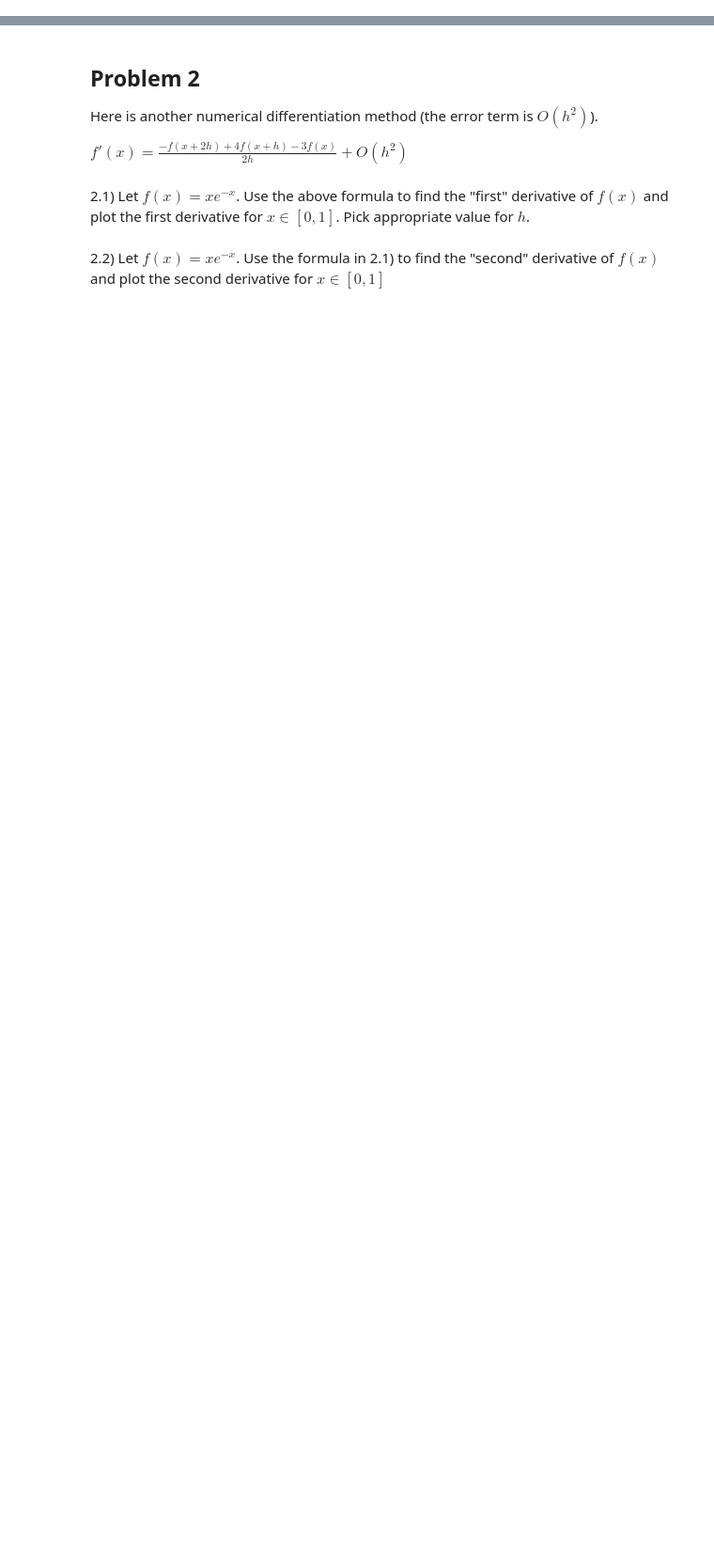
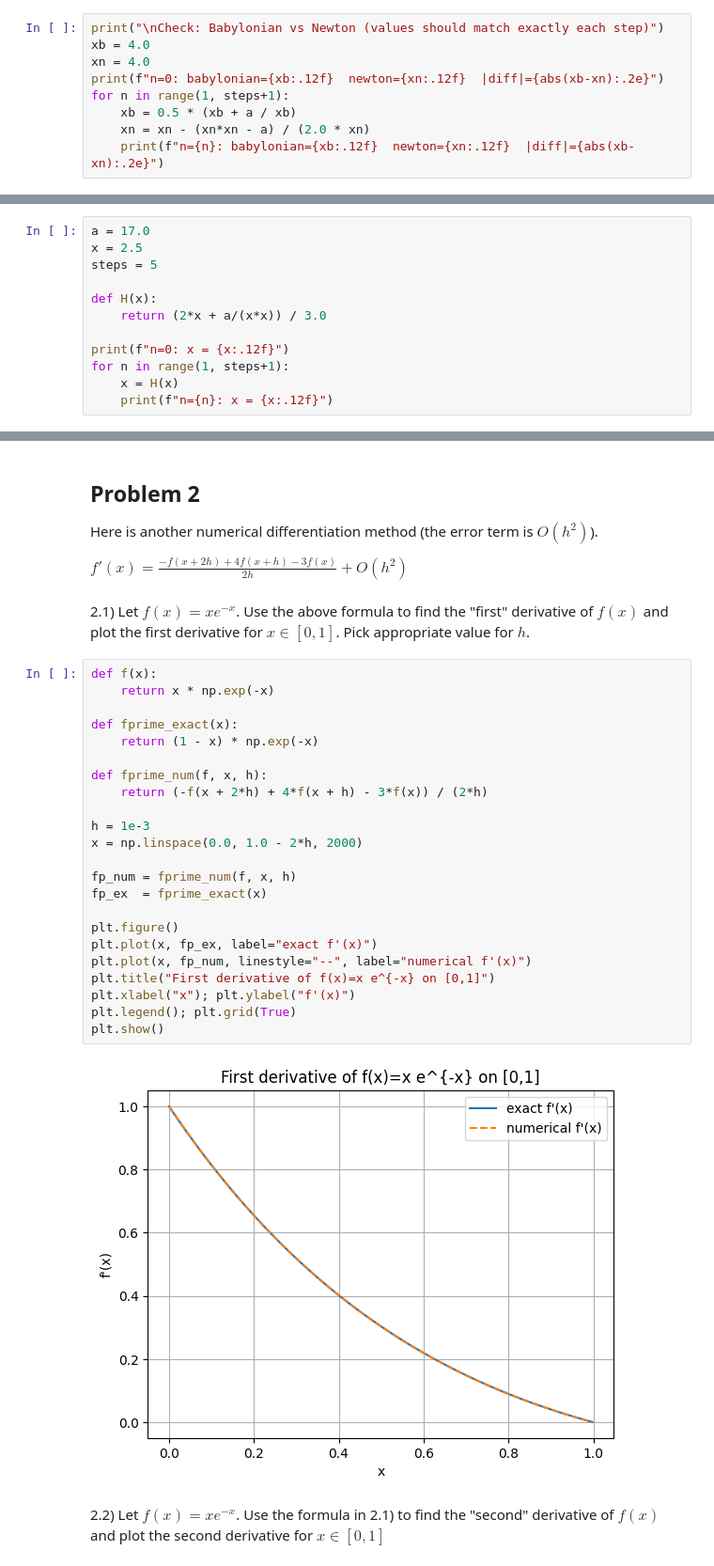
Before and after one commit to supawat6481355/iccs205-205, a Jupyter notebook: hw2/Homework2.ipynb, the cells around one changed output, grey strips where cells are left out. Shown: that part at 94% size. Drawn from its saved outputs; the diff is of its cells as text; blank space fills up the shorter version.

```diff
--- a/hw2/Homework2.ipynb
+++ b/hw2/Homework2.ipynb
@@ -23,2 +36,11 @@ $
 # %% [markdown]
 1.2) Show that this method is equivalent to Newton's method. Hint find equation where the answer is sqrt.
+# %%
+print("\nCheck: Babylonian vs Newton (values should match exactly each step)")
+xb = 4.0
+xn = 4.0
+print(f"n=0: babylonian={xb:.12f}  newton={xn:.12f}  |diff|={abs(xb-xn):.2e}")
+for n in range(1, steps+1):
+    xb = 0.5 * (xb + a / xb)
+    xn = xn - (xn*xn - a) / (2.0 * xn)
+    print(f"n={n}: babylonian={xb:.12f}  newton={xn:.12f}  |diff|={abs(xb-xn):.2e}")
@@ -31,2 +70,14 @@ Find $H(x_n)$
 # %% [markdown]
 1.4) Use the above method to find $\sqrt[3]{17}$
+# %%
+a = 17.0
+x = 2.5
+steps = 5
+
+def H(x):
+    return (2*x + a/(x*x)) / 3.0
+
+print(f"n=0: x = {x:.12f}")
+for n in range(1, steps+1):
+    x = H(x)
+    print(f"n={n}: x = {x:.12f}")
@@ -40,5 +98,30 @@ f'(x) = \frac{-f(x+2h)+4f(x+h)-3f(x)}{2h} + O(h^2)
 $
 # %% [markdown]
 2.1) Let $f(x) = xe^{-x}$. Use the above formula to find the "first" derivative of $f(x)$ and plot the first derivative for $x \in [0,1]$. Pick appropriate value for $h$.
+# %%
+def f(x):
+    return x * np.exp(-x)
+
+def fprime_exact(x):
+    return (1 - x) * np.exp(-x)
+
+def fprime_num(f, x, h):
+    return (-f(x + 2*h) + 4*f(x + h) - 3*f(x)) / (2*h)
+
+h = 1e-3
+x = np.linspace(0.0, 1.0 - 2*h, 2000)
+
+fp_num = fprime_num(f, x, h)
+fp_ex  = fprime_exact(x)
+
+plt.figure()
+plt.plot(x, fp_ex, label="exact f'(x)")
+plt.plot(x, fp_num, linestyle="--", label="numerical f'(x)")
+plt.title("First derivative of f(x)=x e^{-x} on [0,1]")
+plt.xlabel("x"); plt.ylabel("f'(x)")
+plt.legend(); plt.grid(True)
+plt.show()
+# %% [output]
+[figure, added]
 # %% [markdown]
 2.2) Let $f(x) = xe^{-x}$. Use the formula in 2.1) to find the "second" derivative of $f(x)$ and plot the second derivative for $x \in [0,1]$
```
Also changed, not shown: parts of 12 cells of this notebook.
